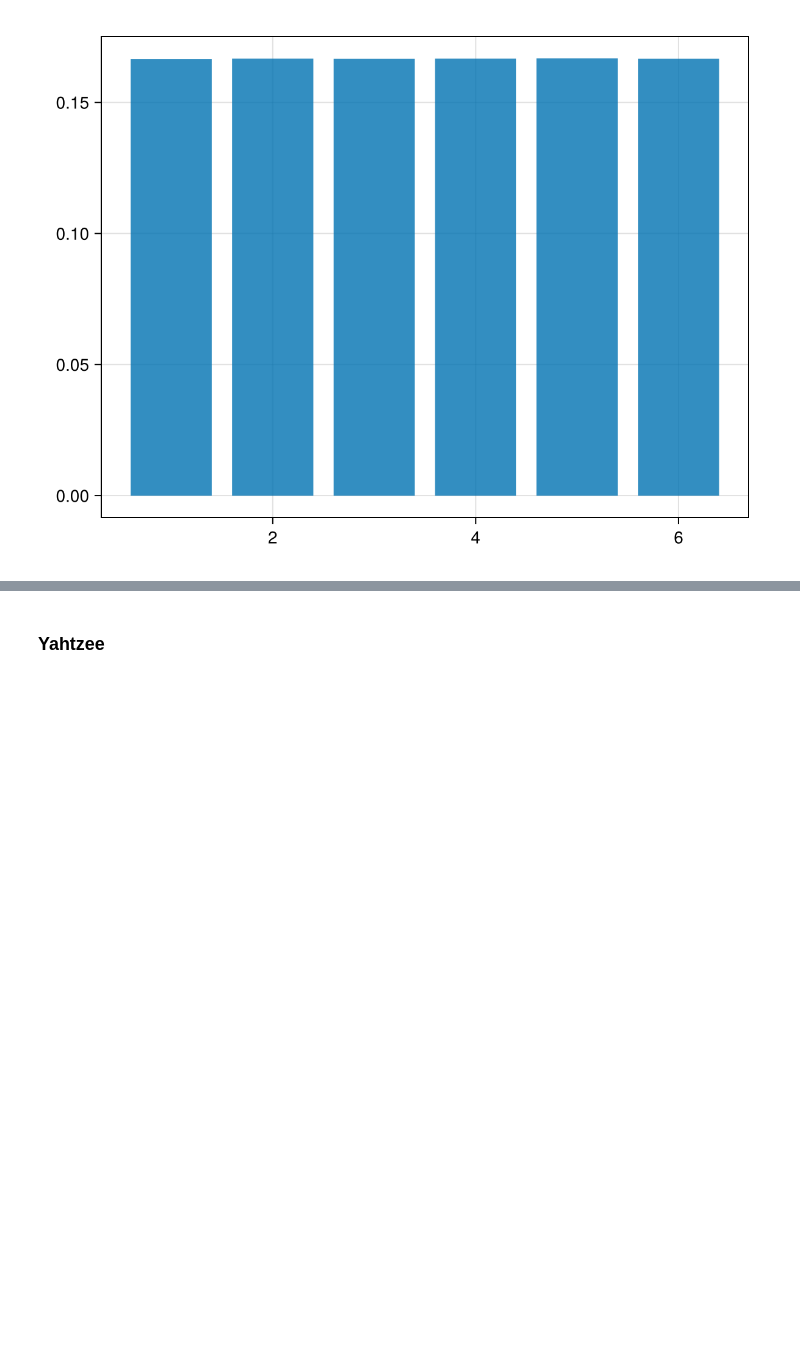
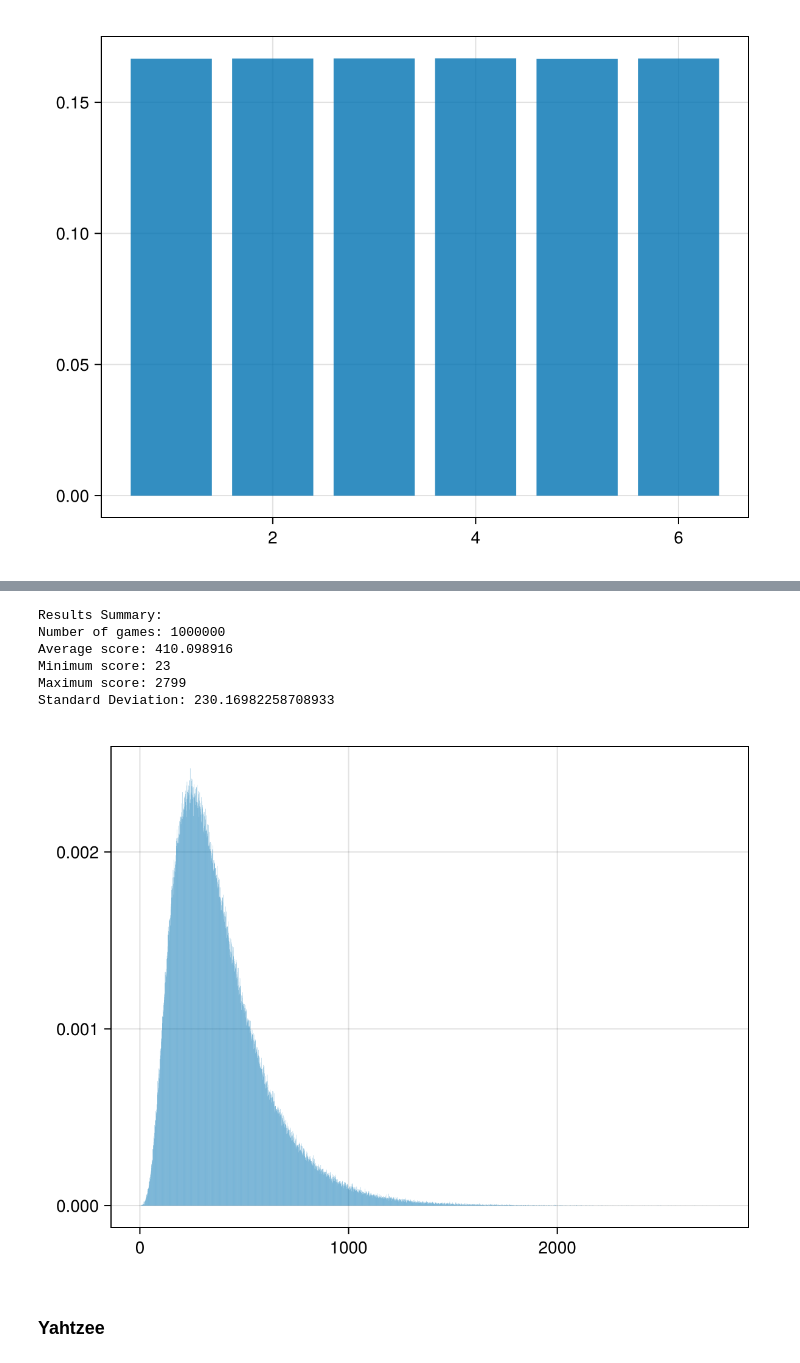
Before and after one commit to TyrianHobbs/StupidDiceTricksRepo, a Jupyter notebook: THScratchpad.ipynb, the cells around one changed output, grey strips where cells are left out. Cells and saved outputs as stored; diff of their text form; code cells hidden in the pictures; blank space fills up the shorter version.

```diff
--- a/THScratchpad.ipynb
+++ b/THScratchpad.ipynb
@@ -56,3 +98,16 @@ UndefVarError: UndefVarError: `dc` not defined
+# %%
+analyze_results(sys)
+# %% [output]
+Results Summary:
+Number of games: 1000000
+Average score: 410.098916
+Minimum score: 23
+Maximum score: 2799
+Standard Deviation: 230.16982258708933
+# %%
+barplot(counts(sys)./1_000_000)
+# %% [output]
+[figure, added]
 # %% [markdown]
 ### Yahtzee
 # %%
```
Also changed, not shown: parts of 8 cells of this notebook, 1 other file.
